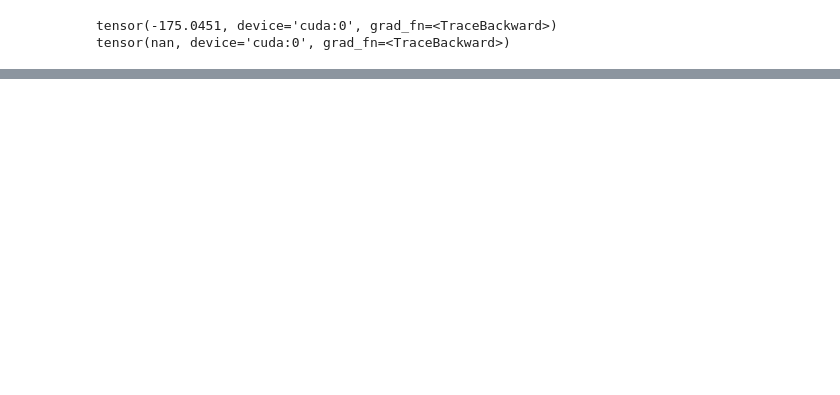
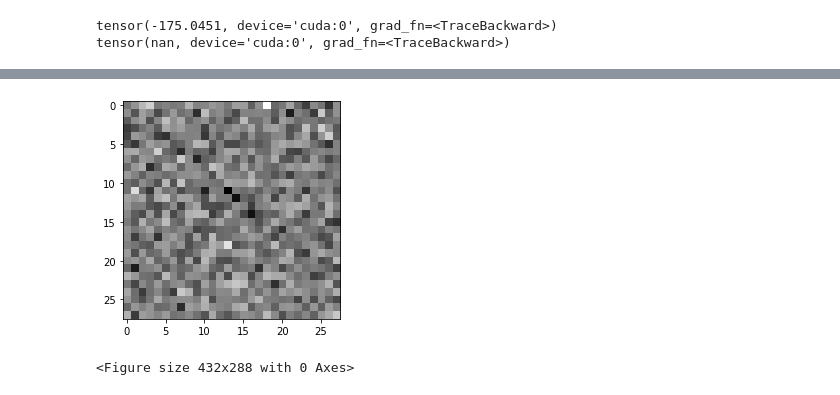
Before and after one commit to gabrielkasmi/ot_gan_ensae, a Jupyter notebook: autodiff_ot_gan.ipynb, the cells around one changed output, grey strips where cells are left out. Saved outputs shown, nothing was run; the diff lists cells and outputs as text; code cells hidden in the pictures; blank space fills up the shorter version.

```diff
--- a/autodiff_ot_gan.ipynb
+++ b/autodiff_ot_gan.ipynb
@@ -423,0 +406,6 @@ RuntimeError: ignored
+# %%
+imshow(samples_evolution_sk[-1])
+plt.savefig('images_first_trial_e50.png')
+# %% [output]
+[figure, added]
+<Figure size 432x288 with 0 Axes>
```
Also changed, not shown: parts of 15 cells of this notebook.
